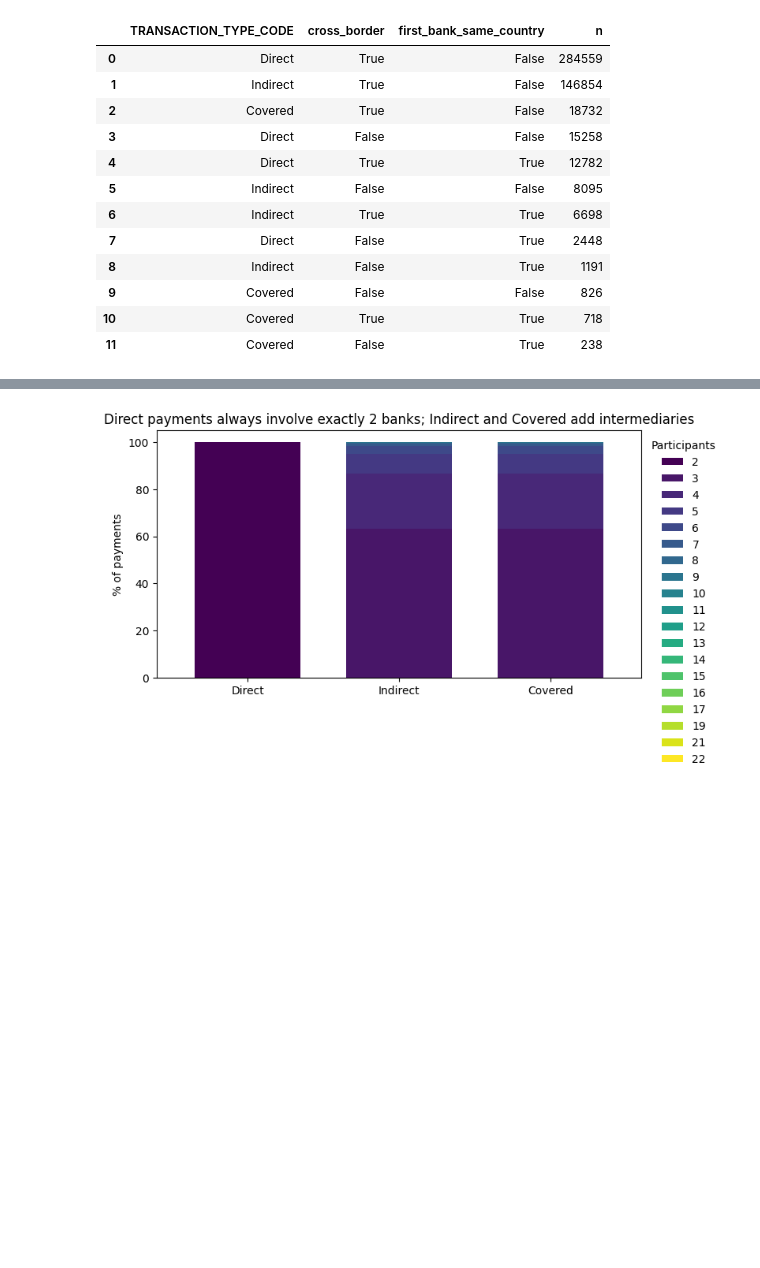
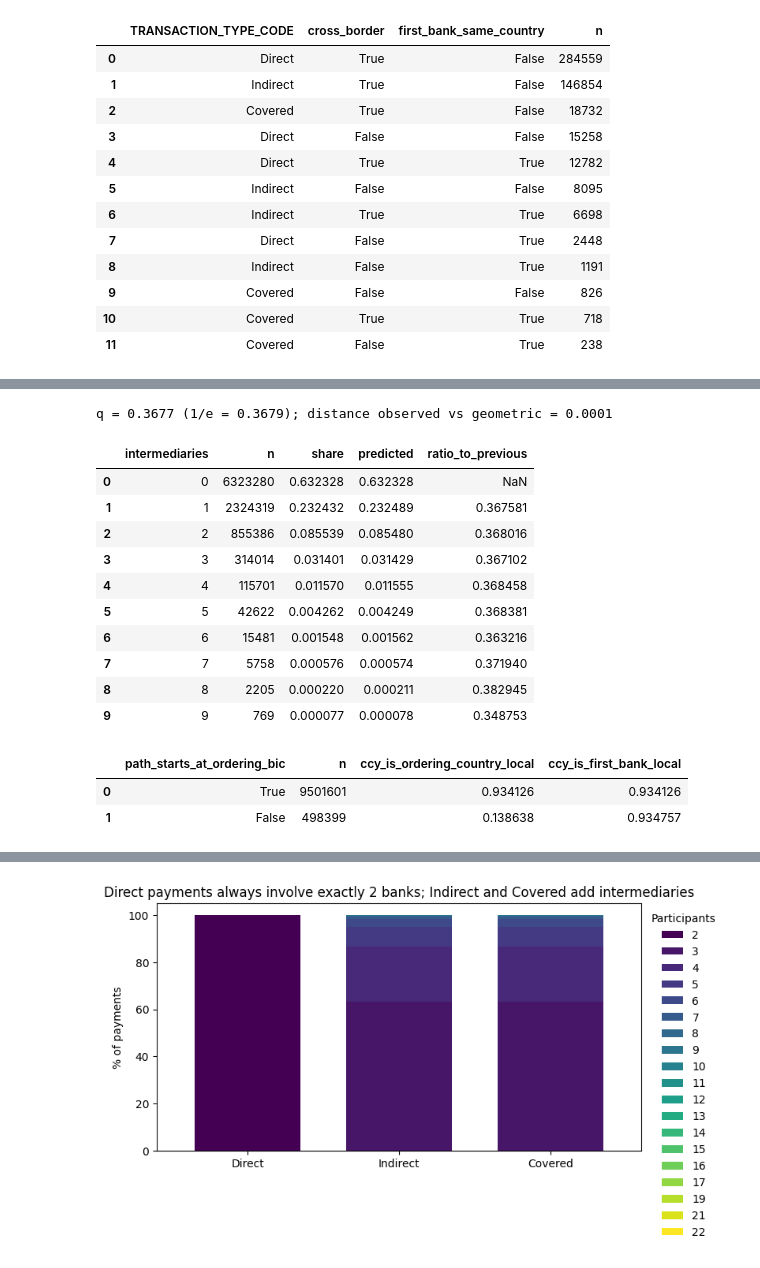
Before and after one commit to chanjyi/C2O-UMDAC, a Jupyter notebook: notebooks/02_member2_analysis.ipynb, the cells around one changed output, grey strips where cells are left out. Saved outputs shown, nothing was run; the diff lists cells and outputs as text; code cells hidden in the pictures; blank space fills up the shorter version.

```diff
--- a/notebooks/02_member2_analysis.ipynb
+++ b/notebooks/02_member2_analysis.ipynb
@@ -202 +240,40 @@ GROUP BY ALL ORDER BY n DESC LIMIT 20"""), 'rt2_first_bank_mismatch')
+# %%
+# H-RT6: number of intermediary banks is geometric (each further intermediary added with the same chance q)
+rt6 = sql("SELECT PARTICIPANT_COUNT - 2 AS intermediaries, count(*) n FROM p GROUP BY 1 ORDER BY 1")
+rt6['share'] = rt6.n / rt6.n.sum()
+q_hop = 1 - rt6.share.iloc[0]                                              # chance of at least one more intermediary
+rt6['predicted'] = (1 - q_hop) * q_hop ** rt6.intermediaries
+rt6['ratio_to_previous'] = rt6.share / rt6.share.shift()
+rt6_tvd = 0.5 * (rt6.share - rt6.predicted).abs().sum()                   # total variation distance, 0 = identical
+save_table(rt6, 'rt6_intermediaries_geometric')
+print(f"q = {q_hop:.4f} (1/e = {np.exp(-1):.4f}); distance observed vs geometric = {rt6_tvd:.4f}")
+rt6.head(10)
+# %% [output]
+q = 0.3677 (1/e = 0.3679); distance observed vs geometric = 0.0001
+|  | intermediaries | n | share | predicted | ratio_to_previous |
+| 0 | 0 | 6323280 | 0.632328 | 0.632328 | NaN |
+| 1 | 1 | 2324319 | 0.232432 | 0.232489 | 0.367581 |
+| 2 | 2 | 855386 | 0.085539 | 0.085480 | 0.368016 |
+| 3 | 3 | 314014 | 0.031401 | 0.031429 | 0.367102 |
+| 4 | 4 | 115701 | 0.011570 | 0.011555 | 0.368458 |
+| 5 | 5 | 42622 | 0.004262 | 0.004249 | 0.368381 |
+| 6 | 6 | 15481 | 0.001548 | 0.001562 | 0.363216 |
+| 7 | 7 | 5758 | 0.000576 | 0.000574 | 0.371940 |
+| 8 | 8 | 2205 | 0.000220 | 0.000211 | 0.382945 |
+| 9 | 9 | 769 | 0.000077 | 0.000078 | 0.348753 |
+# %%
+# Lead for the currency teammate (R-CCY1): is the payment currency the local currency of the FIRST BANK ON THE PATH
+# (which differs from the ordering BIC in ~5% of rows) rather than of the ordering BIC?
+lead = sql("""
+SELECT (string_split(BIC8_PATH, ';')[1] = ORDERING_BIC8) AS path_starts_at_ordering_bic, count(*) n,
+       avg((CURRENCY_CODE = lo.local_ccy)::INT) AS ccy_is_ordering_country_local,
+       avg((CURRENCY_CODE = lf.local_ccy)::INT) AS ccy_is_first_bank_local
+FROM p LEFT JOIN local_ccy lo ON p.o_cc = lo.cc
+       LEFT JOIN local_ccy lf ON substr(string_split(p.BIC8_PATH, ';')[1], 5, 2) = lf.cc
+GROUP BY 1""")
+save_table(lead, 'rt2_currency_vs_first_bank')
+# %% [output]
+|  | path_starts_at_ordering_bic | n | ccy_is_ordering_country_local | ccy_is_first_bank_local |
+| 0 | True | 9501601 | 0.934126 | 0.934126 |
+| 1 | False | 498399 | 0.138638 | 0.934757 |
 # %%
```
Also changed, not shown: parts of 16 cells of this notebook.
